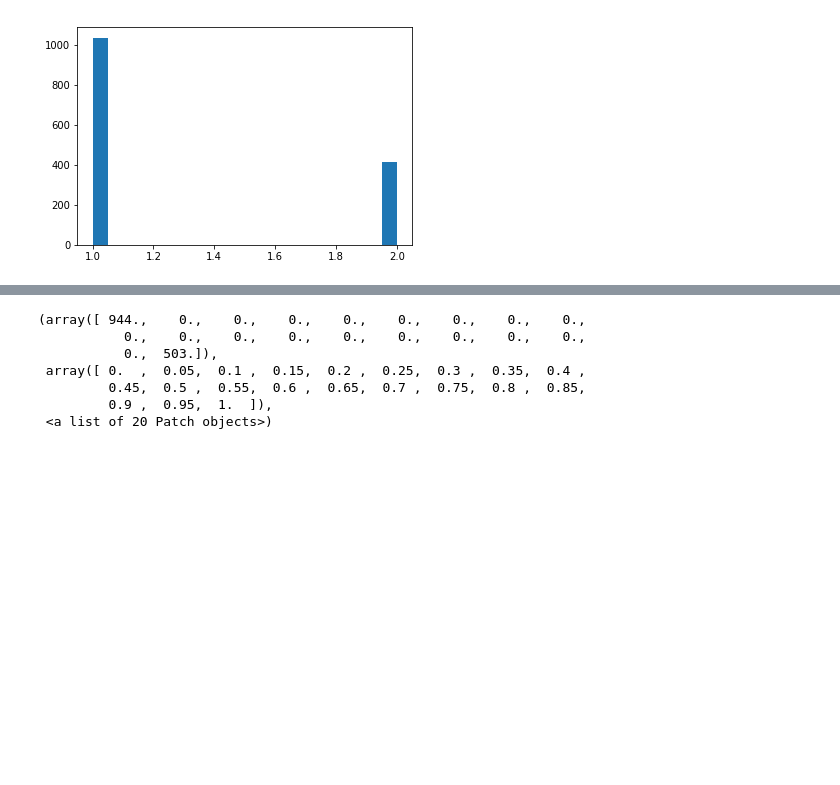
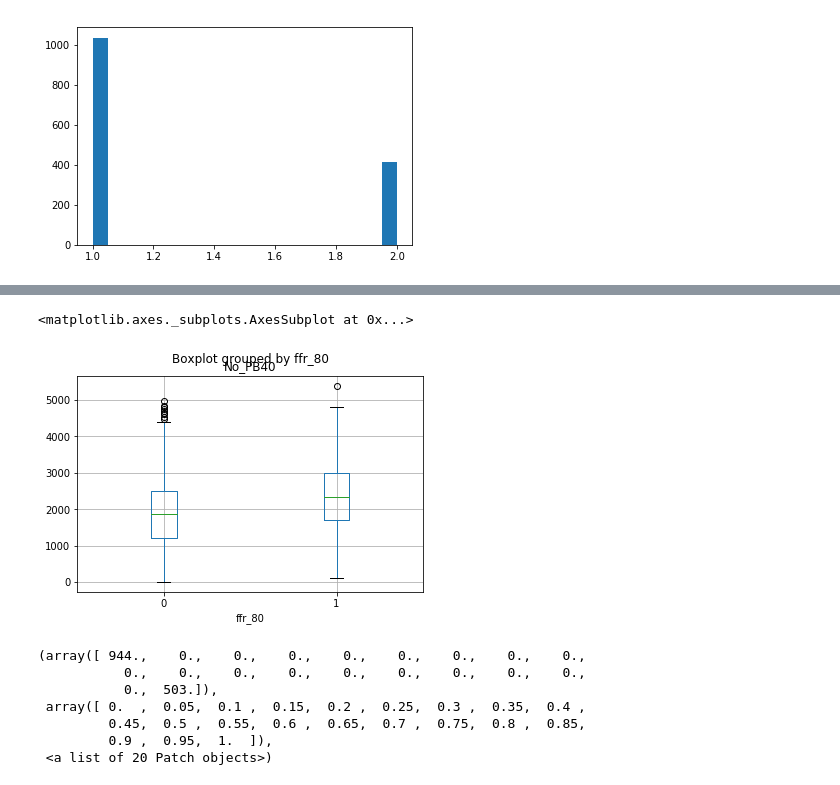
Before and after one commit to paulnguyen81/bloodpressure_ffr, a Jupyter notebook: correlation.ipynb, the cells around one changed output, grey strips where cells are left out. Drawn from its saved outputs; the diff is of its cells as text; code cells hidden in the pictures; blank space fills up the shorter version.

```diff
--- a/correlation.ipynb
+++ b/correlation.ipynb
@@ -305,3 +354,9 @@ plt.hist(df['gender'],bins=20)
+# %%
+
+df.boxplot(column=['No_PB40'], by='ffr_80')
+# %% [output]
+<matplotlib.axes._subplots.AxesSubplot at 0x...>
+[figure, added]
 # %%
 plt.hist(df['ffr_80'],bins=20)
 # %% [output]
```
Also changed, not shown: parts of 6 cells of this notebook, 1 other file.
